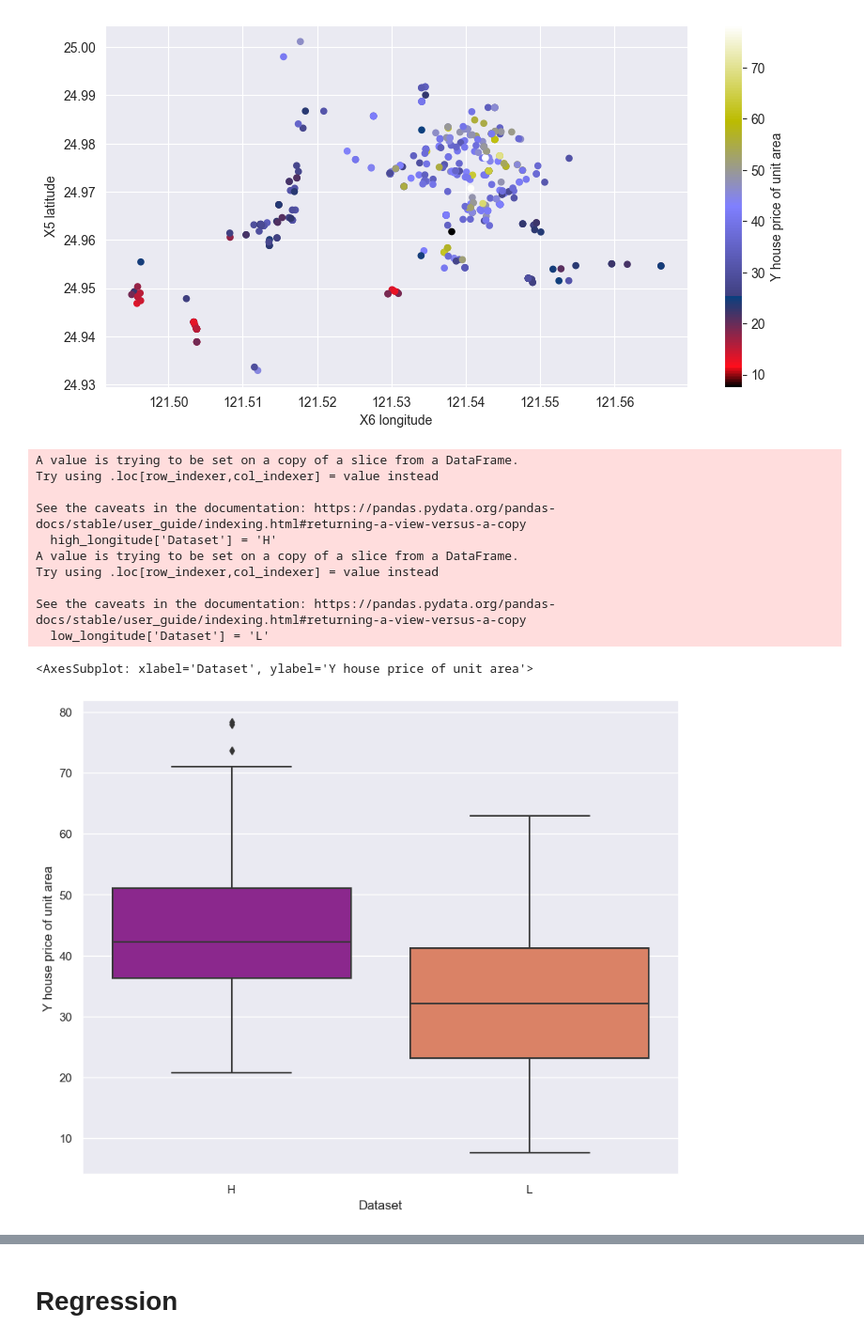
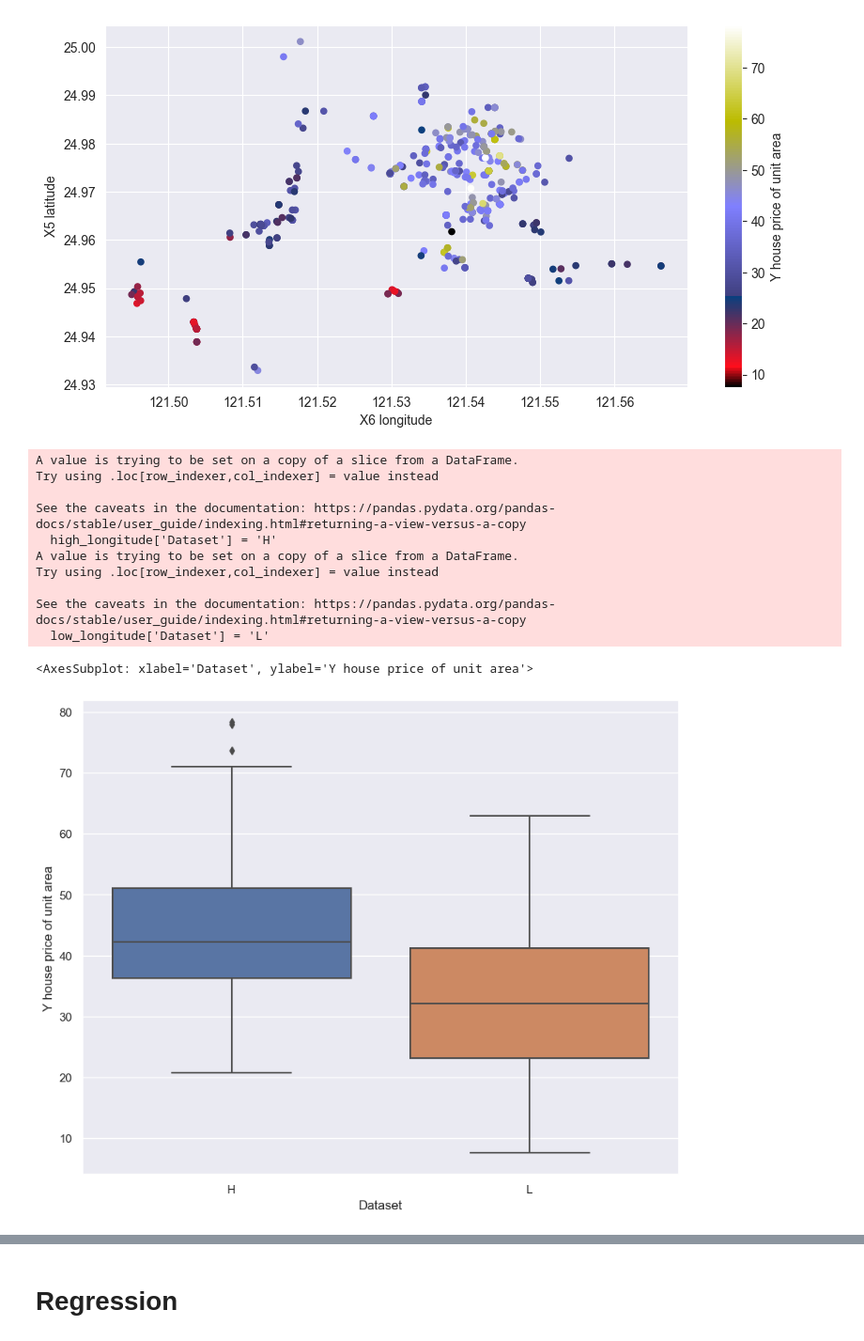
Before and after one commit to pooyanosk1382/ML, a Jupyter notebook: Assignment1/Real State/realState.ipynb, the cells around one changed output, grey strips where cells are left out. Shown at 94% size. Cells and saved outputs as stored; diff of their text form; code cells hidden in the pictures.

```diff
--- a/Assignment1/Real State/realState.ipynb
+++ b/Assignment1/Real State/realState.ipynb
@@ -211,22 +211,22 @@ file.plot(kind='scatter', x='X6 longitude', y='X5 latitude', c='Y house price of
 # %%
 high_longitude = file[file['X6 longitude'] >= 121.538630]
 low_longitude = file[file['X6 longitude'] < 121.538630]
 high_longitude['Dataset'] = 'H'
 low_longitude['Dataset'] = 'L'
 merged_df = pd.concat([high_longitude, low_longitude])
 fig, ax = plt.subplots(figsize=(10, 8))
 sns.set(style="darkgrid")
-sns.boxplot(x='Dataset', y='Y house price of unit area', data=merged_df, palette='plasma')
+sns.boxplot(x='Dataset', y='Y house price of unit area', data=merged_df)
 # %% [output]
 A value is trying to be set on a copy of a slice from a DataFrame.
 Try using .loc[row_indexer,col_indexer] = value instead
 
 See the caveats in the documentation: https://pandas.pydata.org/pandas-docs/stable/user_guide/indexing.html#returning-a-view-versus-a-copy
   high_longitude['Dataset'] = 'H'
 A value is trying to be set on a copy of a slice from a DataFrame.
 Try using .loc[row_indexer,col_indexer] = value instead
 
 See the caveats in the documentation: https://pandas.pydata.org/pandas-docs/stable/user_guide/indexing.html#returning-a-view-versus-a-copy
   low_longitude['Dataset'] = 'L'
 <AxesSubplot: xlabel='Dataset', ylabel='Y house price of unit area'>
-[figure, old version]
+[figure, new version]
```
Also changed, not shown: parts of 7 cells of this notebook.
